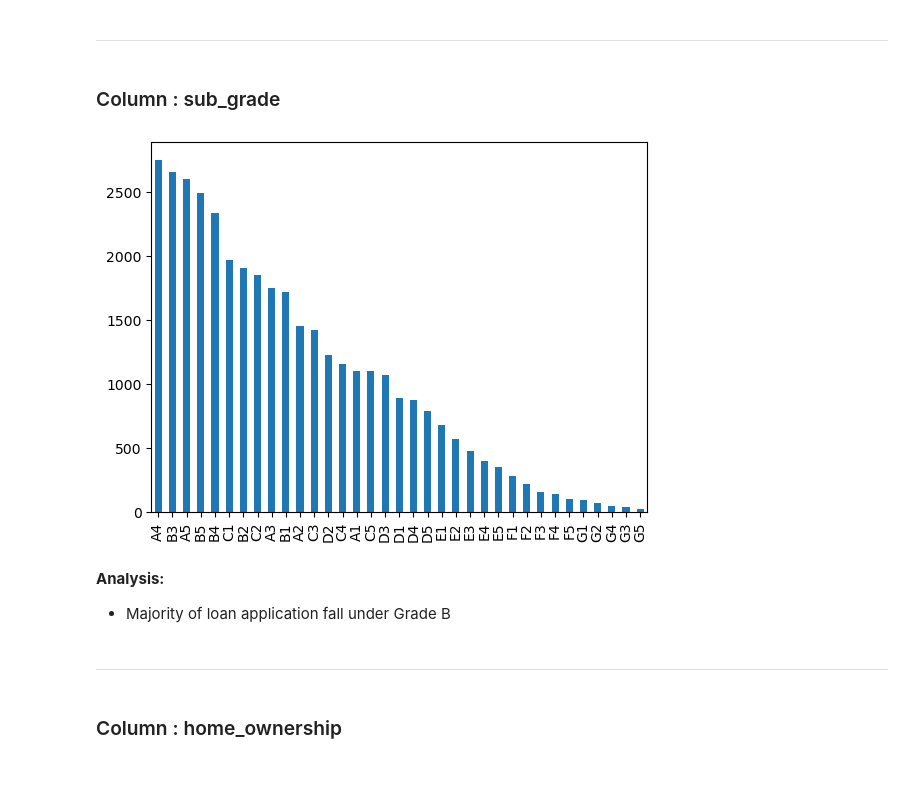
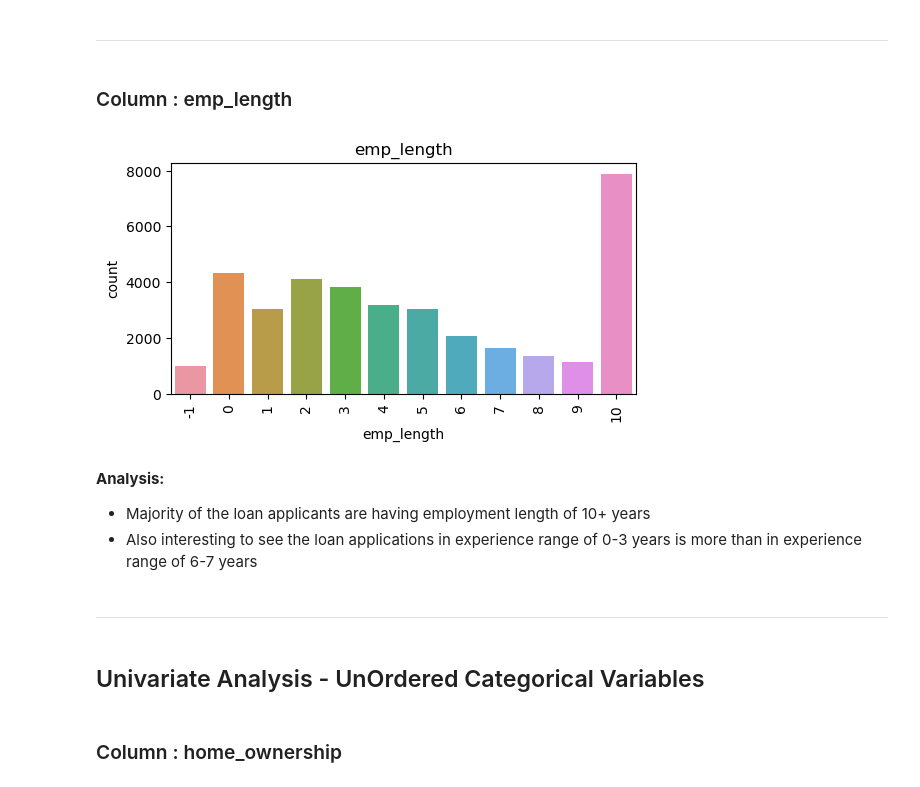
Before and after one commit to vikrampawar88/LendingClub-Case-Study, a Jupyter notebook: Vikram_Pawar.ipynb, the cells around one changed output. Saved outputs shown, nothing was run; the diff lists cells and outputs as text; code cells hidden in the pictures.

```diff
--- a/Vikram_Pawar.ipynb
+++ b/Vikram_Pawar.ipynb
@@ -1189,17 +1309,20 @@ __Analysis:__
 # %% [markdown]
 -----
 # %% [markdown]
-### Column : sub_grade
+### Column : emp_length
-# %%
-univariate_catvar_analysis('sub_grade')
-# %% [output]
-[figure, removed]
-# %% [markdown]
-__Analysis:__
-<br>
-- Majority of loan application fall under Grade B
+# %%
+univariate_ordercatvar_analysis('emp_length')
+# %% [output]
+[figure, added]
+# %% [markdown]
+__Analysis:__
+<br>
+- Majority of the loan applicants are having employment length of 10+ years
+- Also interesting to see the loan applications in experience range of 0-3 years is more than in experience range of 6-7 years
 # %% [markdown]
 -----
+# %% [markdown]
+## Univariate Analysis - UnOrdered Categorical Variables
 # %% [markdown]
 ### Column : home_ownership
 # %%
```
Also changed, not shown: parts of 220 cells of this notebook.
